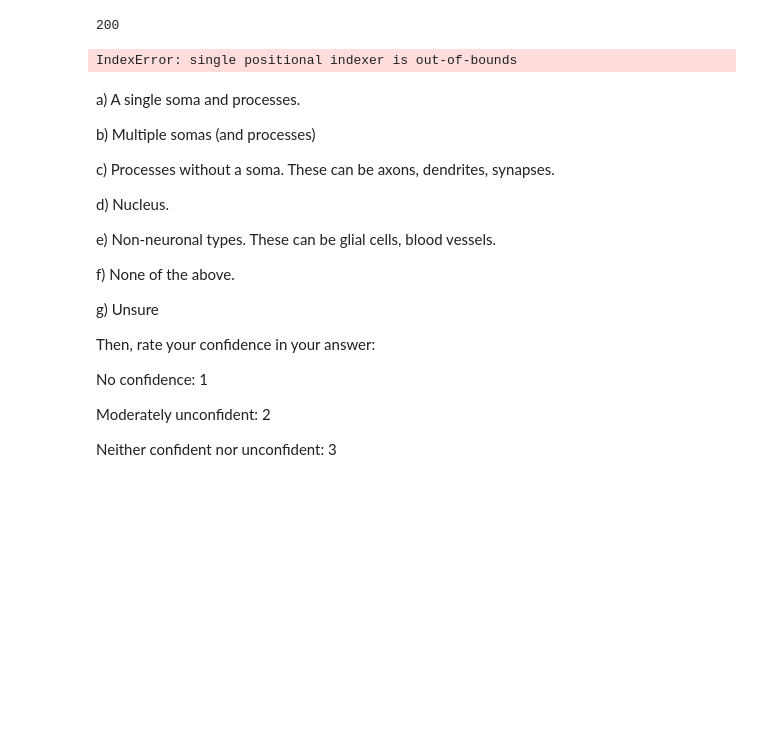
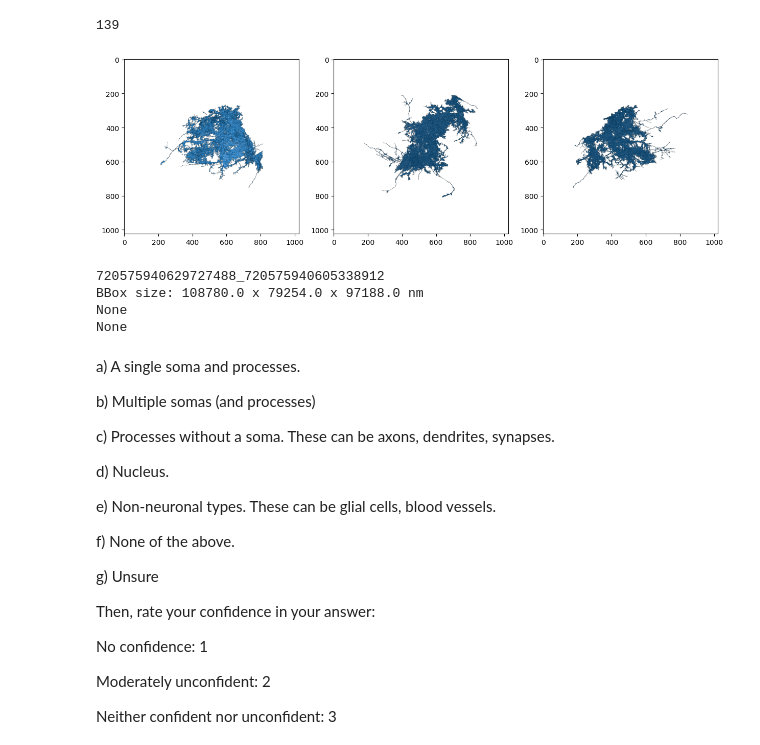
Before and after one commit to jffbrwn2/ConnectomeBench, a Jupyter notebook: scripts/segment_classfication.ipynb, the cells around one changed output. Saved outputs shown, nothing was run; the diff lists cells and outputs as text; code cells hidden in the pictures; blank space fills up the shorter version.

```diff
--- a/scripts/segment_classfication.ipynb
+++ b/scripts/segment_classfication.ipynb
@@ -9,37 +9,43 @@ from collections import Counter
 import os
 # %%
 species = "fly"
-data_gen_mode = "_first_only"
-results = pd.read_csv(f"./output/{species}_segment_classification{data_gen_mode}/results.csv")
+data_gen_mode = ""
+seed = 44
+results = pd.read_csv(f"./output/{species}_segment_classification{data_gen_mode}_seed{seed}/results.csv")
 results["human answer 1"] = [None]*len(results)
+results["confidence 1"] = [None]*len(results)
 # %%
 len(results)
 # %% [output]
-200
+139
 # %%
-neuron_idx =200
+neuron_idx =91
 proofread_root_id = results.iloc[neuron_idx]['proofread root id']
 current_root_id = results.iloc[neuron_idx]['current root id']
 
-front_path = f"./output/{species}_segment_classification{data_gen_mode}/{proofread_root_id}_{current_root_id}_front.png"
-side_path = f"./output/{species}_segment_classification{data_gen_mode}/{proofread_root_id}_{current_root_id}_side.png"
-top_path = f"./output/{species}_segment_classification{data_gen_mode}/{proofread_root_id}_{current_root_id}_top.png"
+front_path = f"./output/{species}_segment_classification{data_gen_mode}_seed{seed}/{proofread_root_id}_{current_root_id}_front.png"
+side_path = f"./output/{species}_segment_classification{data_gen_mode}_seed{seed}/{proofread_root_id}_{current_root_id}_side.png"
+top_path = f"./output/{species}_segment_classification{data_gen_mode}_seed{seed}/{proofread_root_id}_{current_root_id}_top.png"
 
 front_img = np.asarray(Image.open(front_path))
 side_img = np.asarray(Image.open(side_path))
 top_img = np.asarray(Image.open(top_path))
 
 fig, ax = plt.subplots(1, 3, figsize=(15, 5))
 ax[0].imshow(front_img)
 ax[1].imshow(side_img)
 ax[2].imshow(top_img)
 plt.show()
 print(f"{proofread_root_id}_{current_root_id}")
 print(f"BBox size: {results.iloc[neuron_idx]["xmax"] - results.iloc[neuron_idx]["xmin"]} x {results.iloc[neuron_idx]["ymax"] - results.iloc[neuron_idx]["ymin"]} x {results.iloc[neuron_idx]["zmax"] - results.iloc[neuron_idx]["zmin"]} nm")
 print(f"{results.loc[neuron_idx, "human answer 1"]}")
 print(f"{results.loc[neuron_idx, "confidence 1"]}")
 # %% [output]
+[figure, added]
-IndexError: single positional indexer is out-of-bounds
+720575940629727488_720575940605338912
+BBox size: 108780.0 x 79254.0 x 97188.0 nm
+None
+None
 # %% [markdown]
 a) A single soma and processes.
 
```
Also changed, not shown: parts of 2 cells of this notebook, 1 other file.
